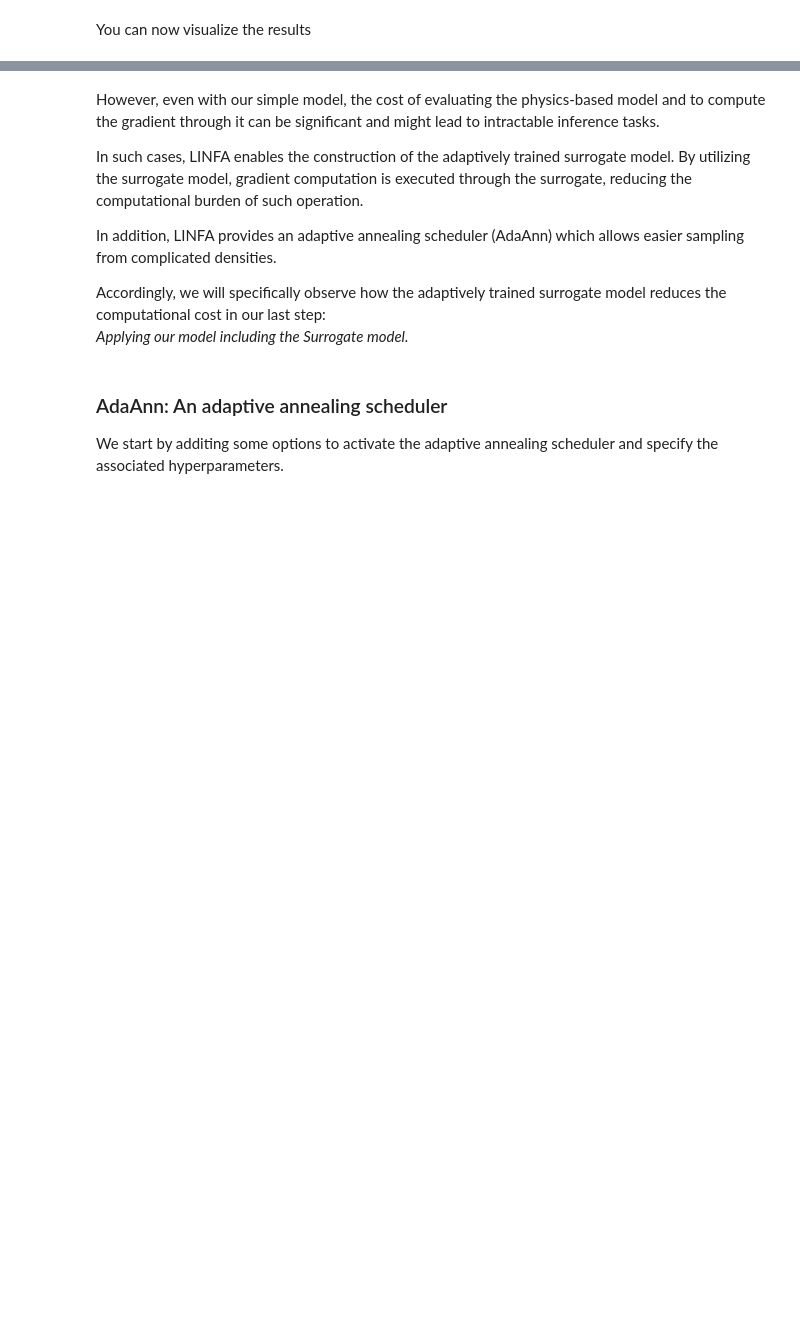
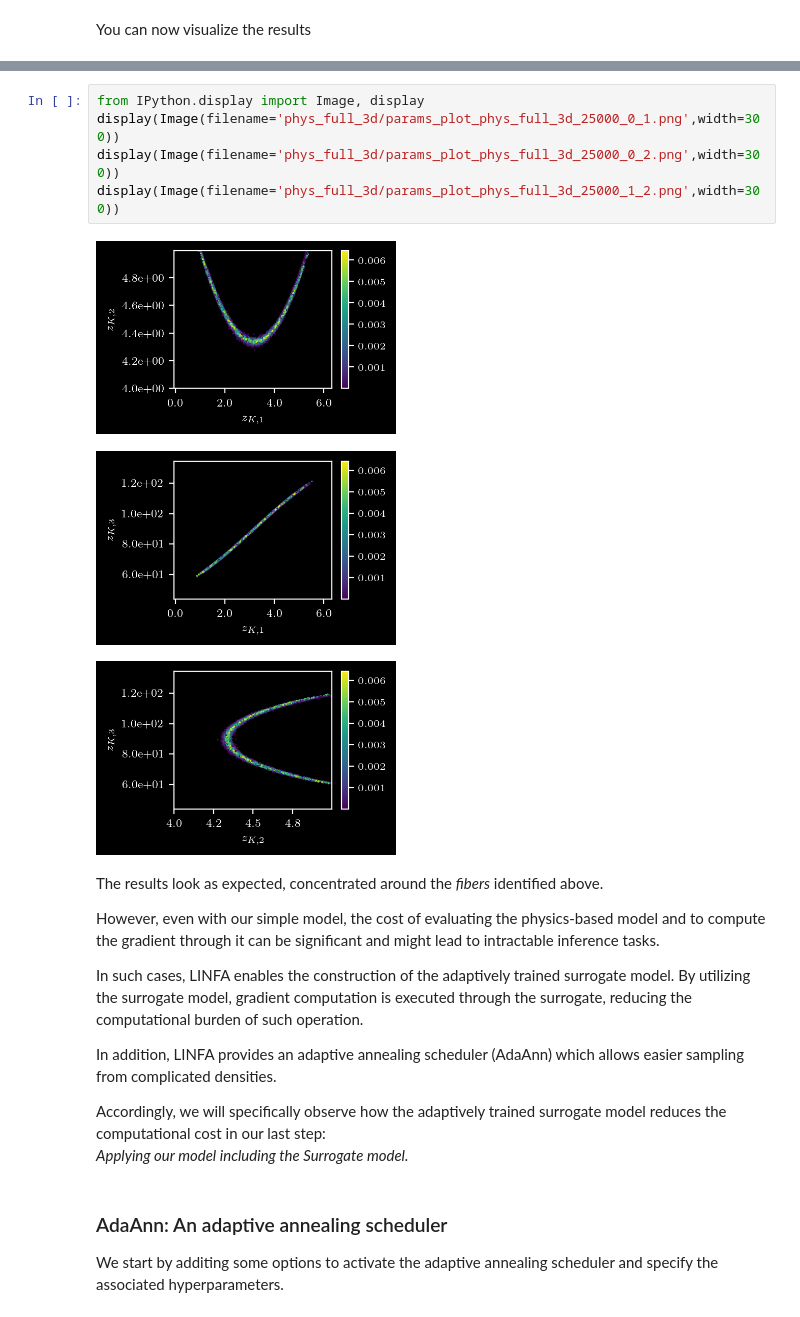
Before and after one commit to desResLab/LINFA, a Jupyter notebook: tutorial/tutorial_linfa_3d.ipynb, the cells around one changed output, grey strips where cells are left out. Cells and saved outputs as stored; diff of their text form; blank space fills up the shorter version.

```diff
--- a/tutorial/tutorial_linfa_3d.ipynb
+++ b/tutorial/tutorial_linfa_3d.ipynb
@@ -518,4 +536,15 @@ You can now visualize the results
+# %%
+from IPython.display import Image, display
+display(Image(filename='phys_full_3d/params_plot_phys_full_3d_25000_0_1.png',width=300))
+display(Image(filename='phys_full_3d/params_plot_phys_full_3d_25000_0_2.png',width=300))
+display(Image(filename='phys_full_3d/params_plot_phys_full_3d_25000_1_2.png',width=300))
+# %% [output]
+[figure, added]
+[figure, added]
+[figure, added]
 # %% [markdown]
+The results look as expected, concentrated around the *fibers* identified above.
+
 However, even with our simple model, the cost of evaluating the physics-based model and to compute the gradient through it can be significant and might lead to intractable inference tasks.
 
 In such cases, LINFA enables the construction of the adaptively trained surrogate model. By utilizing the surrogate model, gradient computation is executed through the surrogate, reducing the computational burden of such operation.
```
Also changed, not shown: parts of 20 cells of this notebook, 22 other files.
